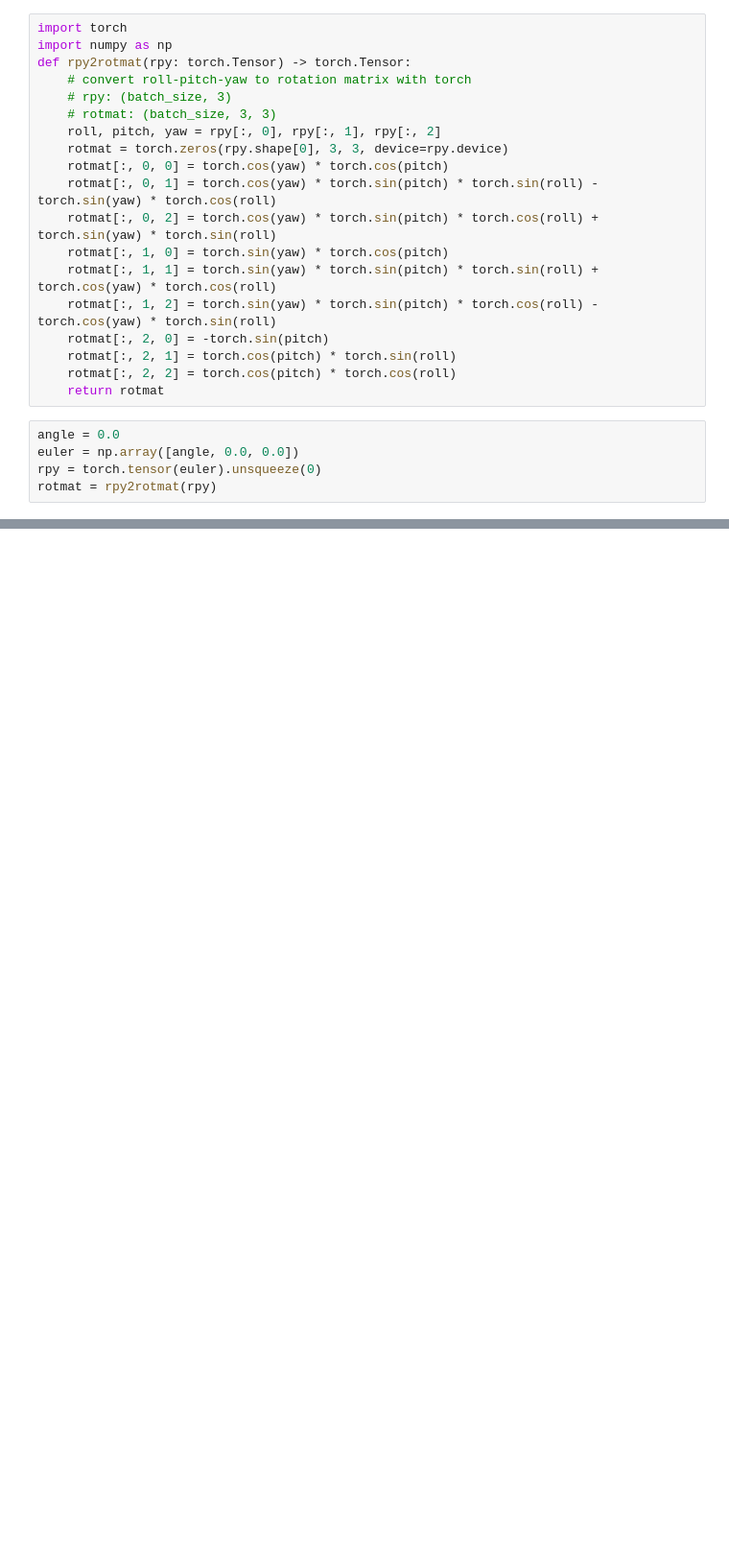
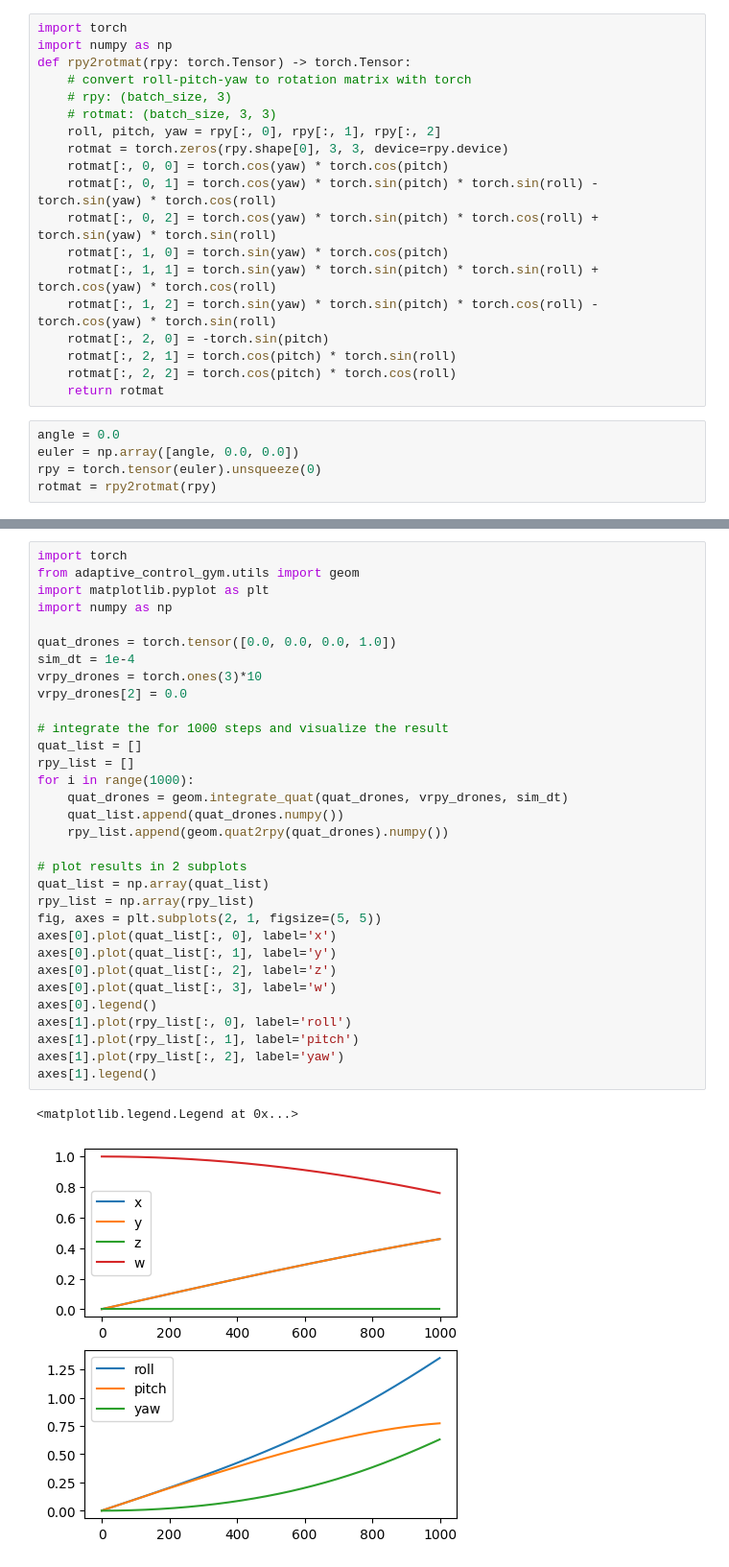
Before and after one commit to jc-bao/policy-adaptation-survey, a Jupyter notebook: adaptive_control_gym/utils/debug.ipynb, the cells around one changed output, grey strips where cells are left out. Shown at 96% size. Cells and saved outputs as stored; diff of their text form; blank space fills up the shorter version.

Commit message:
:bug: resolve `quat2rpy` gimble lock problem

```diff
--- a/adaptive_control_gym/utils/debug.ipynb
+++ b/adaptive_control_gym/utils/debug.ipynb
@@ -49,0 +48,35 @@ tensor(0.)
+# %%
+import torch
+from adaptive_control_gym.utils import geom
+import matplotlib.pyplot as plt
+import numpy as np
+
+quat_drones = torch.tensor([0.0, 0.0, 0.0, 1.0])
+sim_dt = 1e-4
+vrpy_drones = torch.ones(3)*10
+vrpy_drones[2] = 0.0
+
+# integrate the for 1000 steps and visualize the result
+quat_list = []
+rpy_list = []
+for i in range(1000):
+    quat_drones = geom.integrate_quat(quat_drones, vrpy_drones, sim_dt)
+    quat_list.append(quat_drones.numpy())
+    rpy_list.append(geom.quat2rpy(quat_drones).numpy())
+
+# plot results in 2 subplots
+quat_list = np.array(quat_list)
+rpy_list = np.array(rpy_list)
+fig, axes = plt.subplots(2, 1, figsize=(5, 5))
+axes[0].plot(quat_list[:, 0], label='x')
+axes[0].plot(quat_list[:, 1], label='y')
+axes[0].plot(quat_list[:, 2], label='z')
+axes[0].plot(quat_list[:, 3], label='w')
+axes[0].legend()
+axes[1].plot(rpy_list[:, 0], label='roll')
+axes[1].plot(rpy_list[:, 1], label='pitch')
+axes[1].plot(rpy_list[:, 2], label='yaw')
+axes[1].legend()
+# %% [output]
+<matplotlib.legend.Legend at 0x...>
+[figure, added]
```
Also changed, not shown: parts of 2 cells of this notebook, 2 other files.
